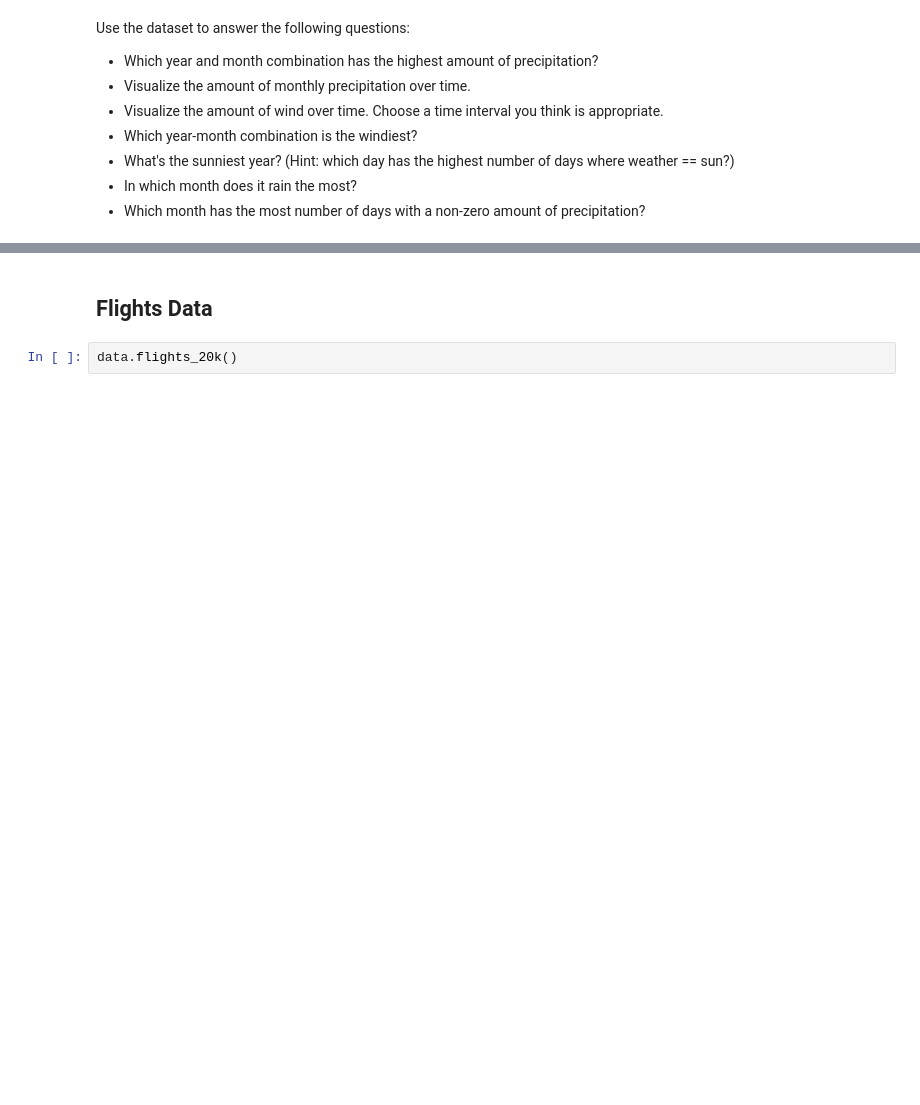
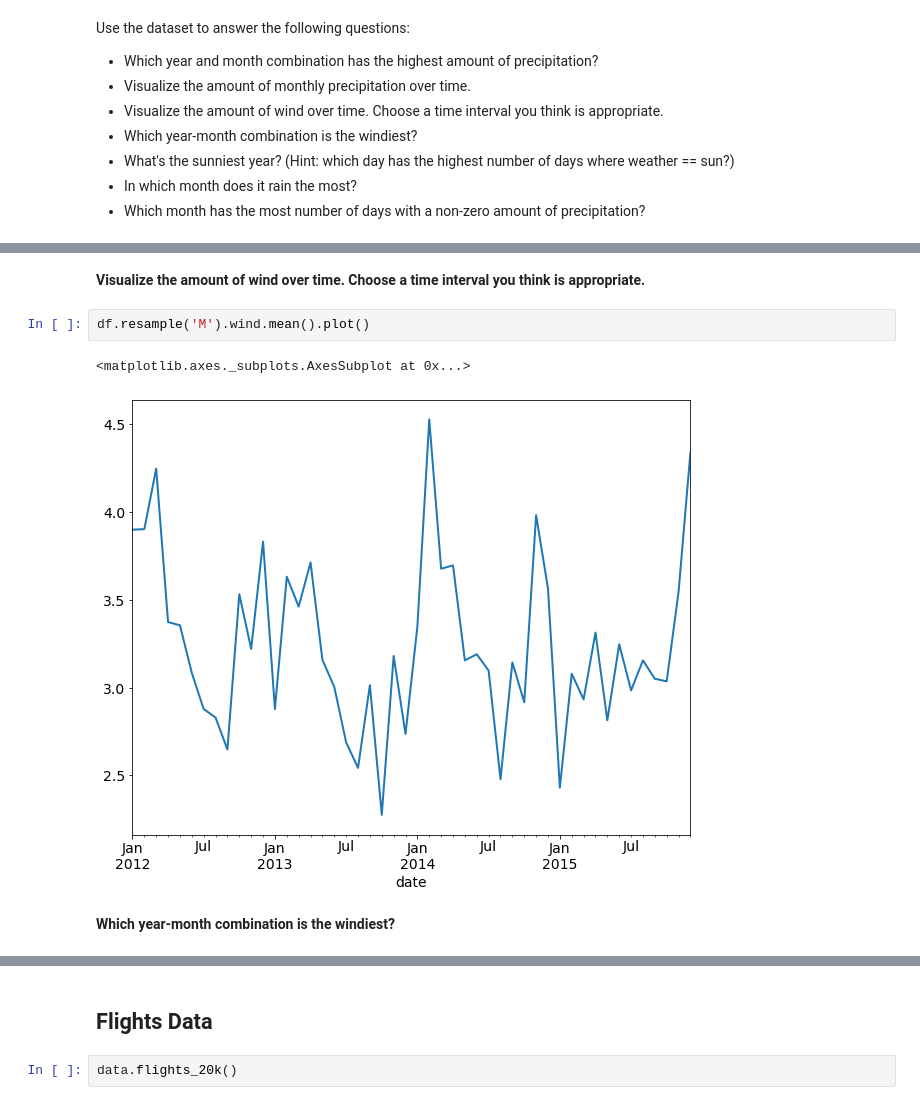
Before and after one commit to KwameTaylor/time-series-exercises, a Jupyter notebook: time-series-manipulation.ipynb, the cells around one changed output, grey strips where cells are left out. Saved outputs shown, nothing was run; the diff lists cells and outputs as text; blank space fills up the shorter version.

```diff
--- a/time-series-manipulation.ipynb
+++ b/time-series-manipulation.ipynb
@@ -212,0 +272,9 @@ Use the dataset to answer the following questions:
+# %% [markdown]
+**Visualize the amount of wind over time. Choose a time interval you think is appropriate.**
+# %%
+df.resample('M').wind.mean().plot()
+# %% [output]
+<matplotlib.axes._subplots.AxesSubplot at 0x...>
+[figure, added]
+# %% [markdown]
+**Which year-month combination is the windiest?**
```
Also changed, not shown: parts of 25 cells of this notebook.
